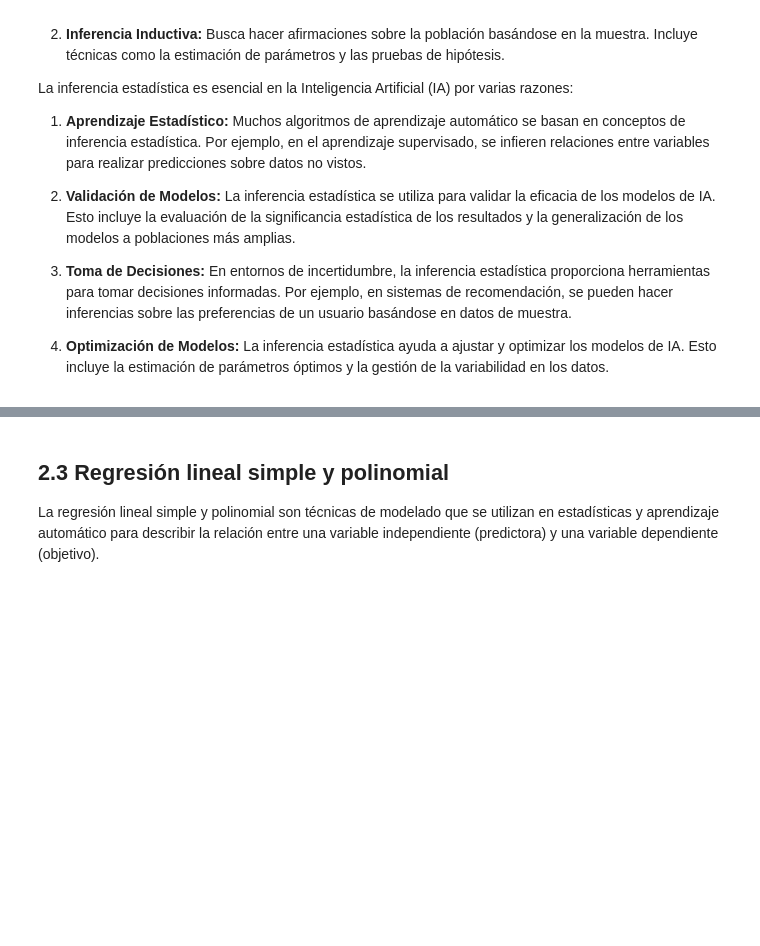
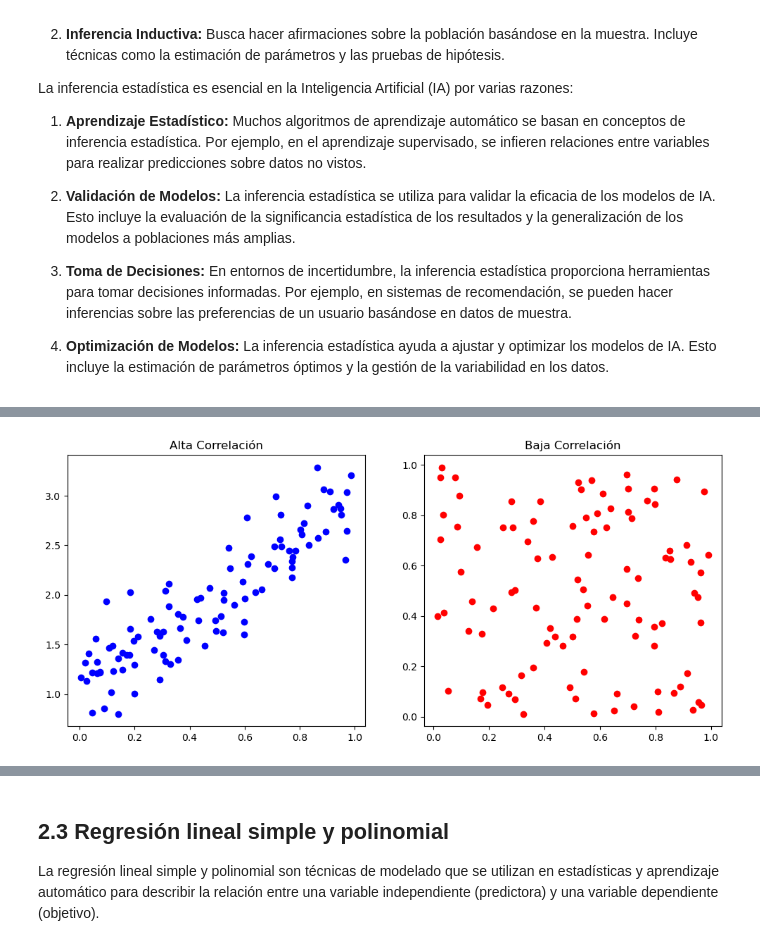
Before and after one commit to jsuarez314/DLPythonFUA_school, a Jupyter notebook: MÓDULO 2 - Matemáticas para IA.ipynb, the cells around one changed output, grey strips where cells are left out. Saved outputs shown, nothing was run; the diff lists cells and outputs as text; code cells hidden in the pictures; blank space fills up the shorter version.

```diff
--- a/MÓDULO 2 - Matemáticas para IA.ipynb
+++ b/MÓDULO 2 - Matemáticas para IA.ipynb
@@ -1270,0 +1317,26 @@ En aprendizaje automático, la validación cruzada es una técnica estadística
+# %%
+# Seed para reproducibilidad
+np.random.seed(42)
+
+# Generar datos con alta correlación
+x_high = np.random.rand(100)
+y_high = 2 * x_high + 1 + 0.3*np.random.randn(100)
+
+# Generar datos con baja correlación
+x_low = np.random.rand(100)
+y_low = np.random.rand(100)
+
+# Visualizar los datos
+pl.figure(figsize=(12, 5))
+
+pl.subplot(1, 2, 1)
+pl.scatter(x_high, y_high, color='blue')
+pl.title('Alta Correlación')
+
+pl.subplot(1, 2, 2)
+pl.scatter(x_low, y_low, color='red')
+pl.title('Baja Correlación')
+
+pl.show()
+# %% [output]
+[figure, added]
```
Also changed, not shown: parts of 22 cells of this notebook.
